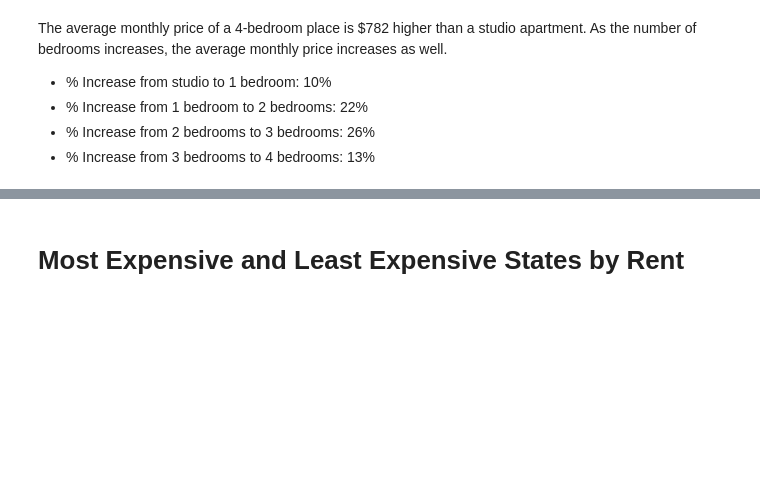
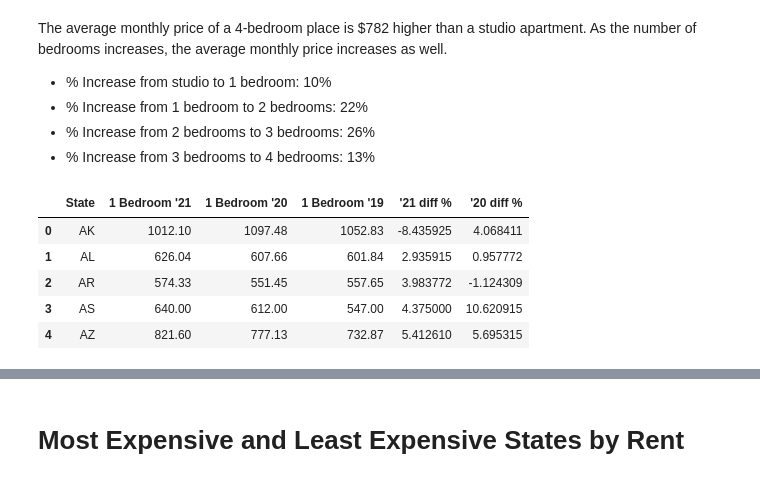
Before and after one commit to Boot-Team-7/project_1_materials, a Jupyter notebook: Consolidated/Project------Kicked OUT!!.ipynb, the cells around one changed output, grey strips where cells are left out. Cells and saved outputs as stored; diff of their text form; code cells hidden in the pictures; blank space fills up the shorter version.

```diff
--- a/Consolidated/Project------Kicked OUT!!.ipynb
+++ b/Consolidated/Project------Kicked OUT!!.ipynb
@@ -189,0 +227,9 @@ The average monthly price of a 4-bedroom place is $782 higher than a studio apar
+# %%
+b1DF.head()
+# %% [output]
+|  | State | 1 Bedroom '21 | 1 Bedroom '20 | 1 Bedroom '19 | '21 diff % | '20 diff % |
+| 0 | AK | 1012.10 | 1097.48 | 1052.83 | -8.435925 | 4.068411 |
+| 1 | AL | 626.04 | 607.66 | 601.84 | 2.935915 | 0.957772 |
+| 2 | AR | 574.33 | 551.45 | 557.65 | 3.983772 | -1.124309 |
+| 3 | AS | 640.00 | 612.00 | 547.00 | 4.375000 | 10.620915 |
+| 4 | AZ | 821.60 | 777.13 | 732.87 | 5.412610 | 5.695315 |
```
Also changed, not shown: parts of 38 cells of this notebook, 7 other files.
